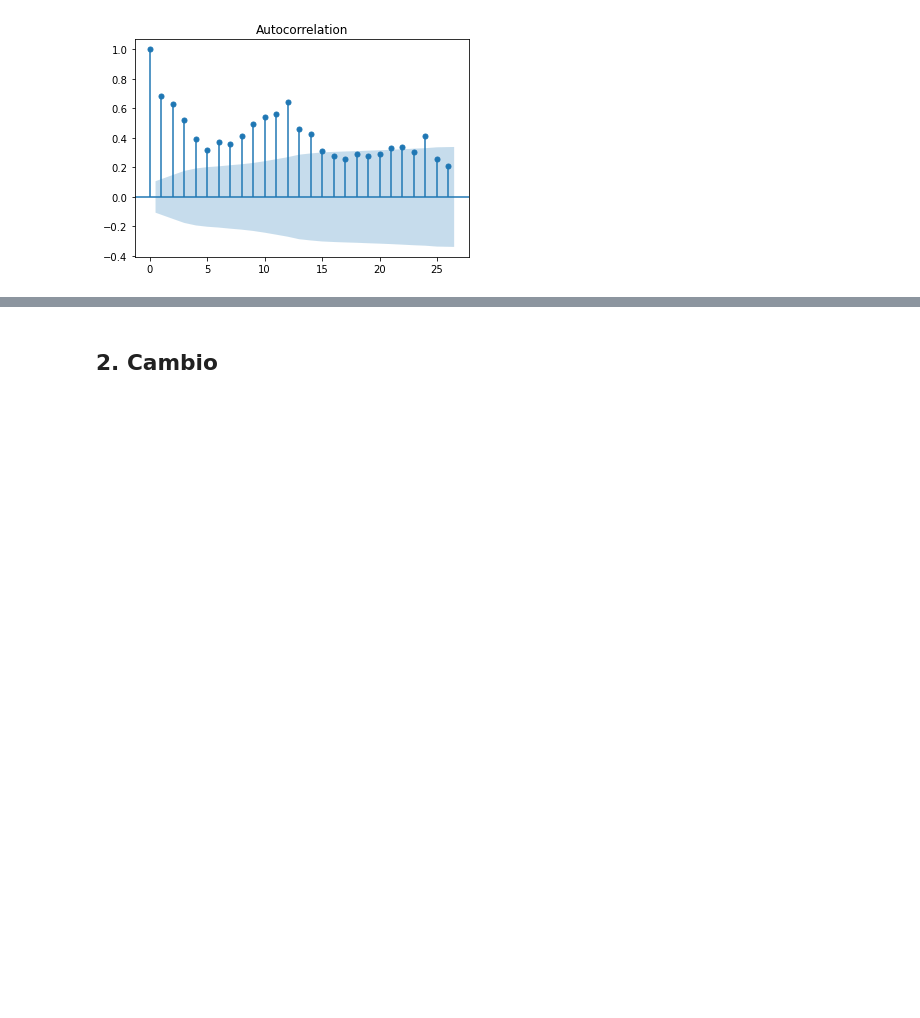
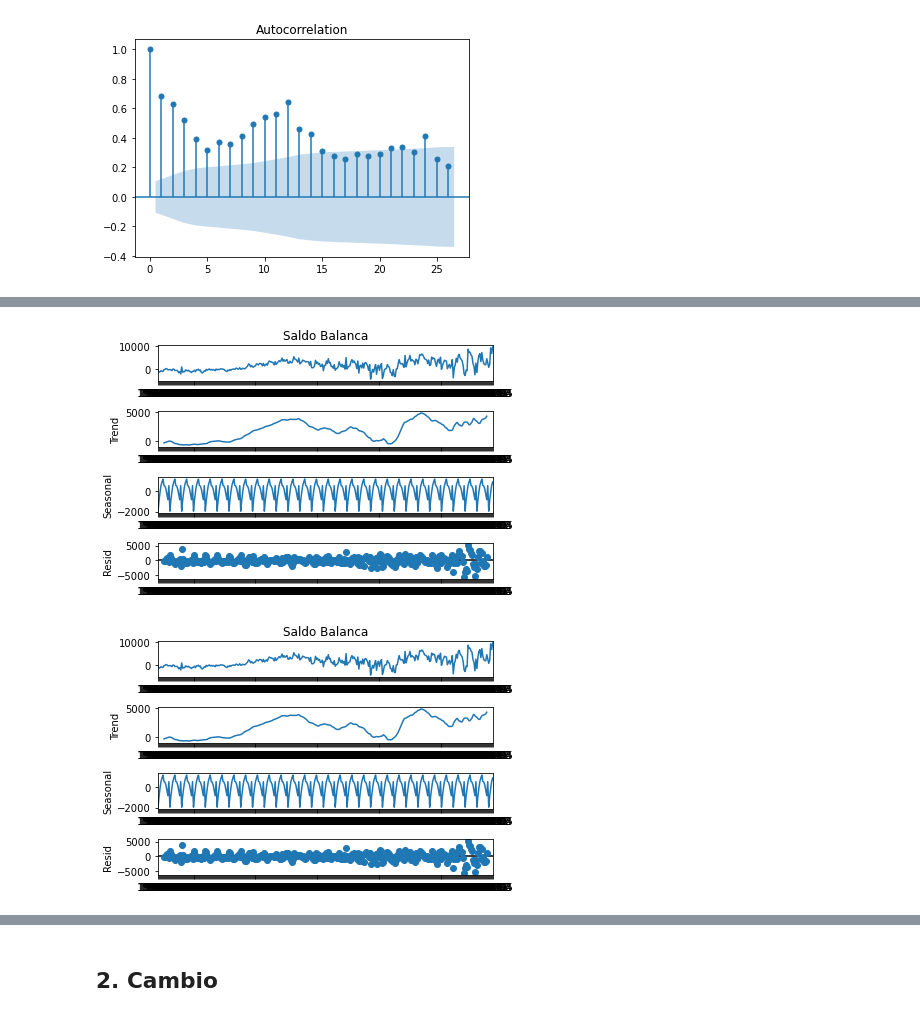
Before and after one commit to vasconceloslz/dados, a Jupyter notebook: Séries.ipynb, the cells around one changed output, grey strips where cells are left out. Cells and saved outputs as stored; diff of their text form; code cells hidden in the pictures; blank space fills up the shorter version.

```diff
--- a/Séries.ipynb
+++ b/Séries.ipynb
@@ -163,0 +181,7 @@ acf_balanca = plot_acf(balanca['Saldo Balanca'])
+# %%
+result=seasonal_decompose(balanca_novo['Saldo Balanca'], model='additive', period=12)
+# %%
+result.plot()
+# %% [output]
+[figure, added]
+[figure, added]
```
Also changed, not shown: parts of 26 cells of this notebook, 3 other files.
